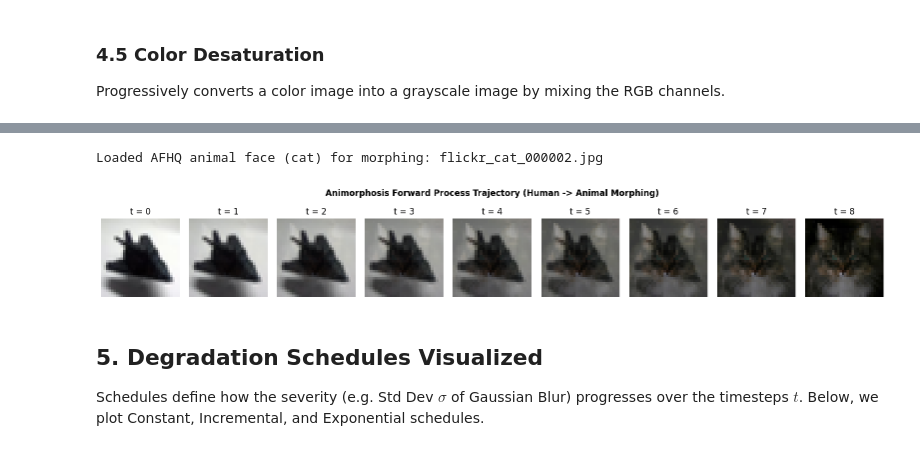
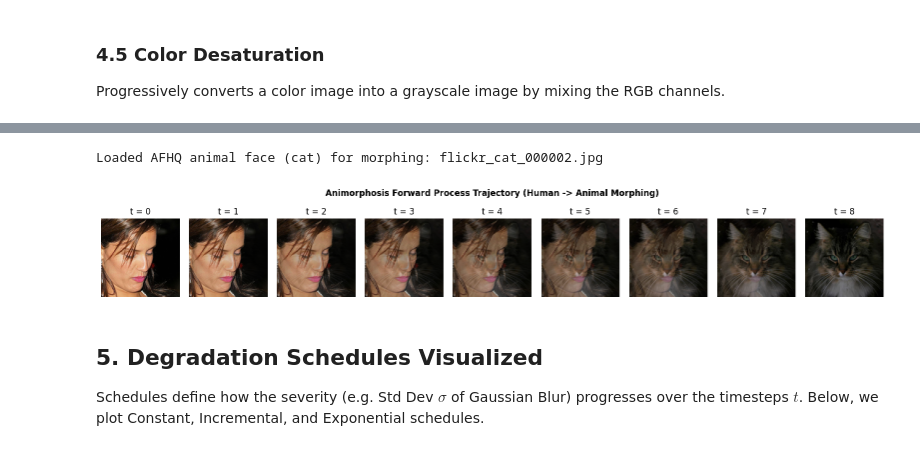
Before and after one commit to ntsrigaud/Cold-Diffusion-Models, a Jupyter notebook: notebooks/01_understanding_cold_diffusion.ipynb, the cells around one changed output, grey strips where cells are left out. Cells and saved outputs as stored; diff of their text form; code cells hidden in the pictures.

```diff
--- a/notebooks/01_understanding_cold_diffusion.ipynb
+++ b/notebooks/01_understanding_cold_diffusion.ipynb
@@ -224,11 +225,13 @@ def apply_resolution_downsampling(img, num_steps=3):
 
 res_seq = apply_resolution_downsampling(sample_img, num_steps=3)
 
+image_size = sample_img.shape[1]
+
 fig, axes = plt.subplots(1, 4, figsize=(10, 2.5))
 for t, ax in enumerate(axes):
     ax.imshow(to_display(res_seq[t]))
-    res = 32 // (2**t)
-    ax.set_title(f"t = {t} ({res}x{res} -> 32x32)")
+    res = image_size // (2**t)
+    ax.set_title(f"t = {t} ({res}x{res} -> {image_size}x{image_size})")
     ax.axis('off')
 plt.suptitle("Progressive Resolution Downsampling Trajectory", fontsize=12, fontweight='bold', y=1.05)
 plt.tight_layout()
@@ -244,7 +247,7 @@ Applies progressive snow accumulation. We try importing the repository's `Snow`
 try:
     from diffusion.forward_process_impl import Snow
     # Instantiate repository snow process
-    snow_proc = Snow(image_size=(32,32), snow_level=3, num_timesteps=8, batch_size=1)
+    snow_proc = Snow(image_size=(sample_img.shape[1], sample_img.shape[2]), snow_level=3, num_timesteps=8, batch_size=1)
     snow_seq = [sample_img.cpu()]
     curr = sample_img.unsqueeze(0).to(DEVICE)
     for i in range(8):
@@ -257,10 +260,11 @@ except Exception as e:
     def apply_snow_simulation(img, num_steps=8):
         x = img.clone().cpu()
         sequence = [x]
+        h, w = x.shape[1], x.shape[2]
         for step in range(1, num_steps + 1):
             snowy = x.clone()
             # Random white spots
-            mask = torch.rand(1, 32, 32) > (0.96 - 0.04 * step)
+            mask = torch.rand(1, h, w) > (0.96 - 0.04 * step)
             snowy[mask.repeat(3, 1, 1)] = 1.0
             # Wash out brightness slightly
             snowy = snowy * (1.0 - 0.04 * step) + 0.04 * step
@@ -333,8 +338,9 @@ if afhq_path.exists():
         cat_dir = afhq_path / category
         if cat_dir.exists() and any(cat_dir.glob('*.*')):
             img_file = next(cat_dir.glob('*.*'))
-            # Load, convert to RGB, and resize to 32x32 to match the sample face dimension
-            raw_img = Image.open(img_file).convert('RGB').resize((32, 32))
+            # Load, convert to RGB, and resize to match the sample face dimension
+            h, w = sample_img.shape[1], sample_img.shape[2]
+            raw_img = Image.open(img_file).convert('RGB').resize((w, h))
             target_img = to_tensor(raw_img).to(DEVICE)
             print(f"Loaded AFHQ animal face ({category}) for morphing: {img_file.name}")
             break
@@ -342,46 +348,48 @@ if afhq_path.exists():
 if target_img is None:
     print("AFHQ animal face not found. Generating a synthetic cartoon animal face template...")
     # Create a simple brown cartoon animal face representation
-    grid_target = torch.ones((3, 32, 32)) * 0.9
-    for y in range(32):
-        for x in range(32):
+    h, w = sample_img.shape[1], sample_img.shape[2]
+    grid_target = torch.ones((3, h, w)) * 0.9
+    for y in range(h):
+        for x in range(w):
+            xf, yf = x * 32.0 / w, y * 32.0 / h
             # ears
-            if ((x-8)**2 + (y-8)**2 < 16) or ((x-24)**2 + (y-8)**2 < 16):
+            if ((xf-8)**2 + (yf-8)**2 < 16) or ((xf-24)**2 + (yf-8)**2 < 16):
                 grid_target[:, y, x] = torch.tensor([0.5, 0.3, 0.15])  # dark brown
             # face head
-            if (x-16)**2 + (y-18)**2 < 120:
+            if (xf-16)**2 + (yf-18)**2 < 120:
                 grid_target[:, y, x] = torch.tensor([0.65, 0.45, 0.25])  # brown
             # snout area
-            if (x-16)**2 + (y-22)**2 < 20:
+            if (xf-16)**2 + (yf-22)**2 < 20:
                 grid_target[:, y, x] = torch.tensor([0.85, 0.75, 0.6])  # light snout
             # nose
-            if (x-16)**2 + (y-20)**2 < 2:
+            if (xf-16)**2 + (yf-20)**2 < 2:
                 grid_target[:, y, x] = torch.tensor([0.1, 0.1, 0.1])  # black nose
             # eyes
-            if ((x-12)**2 + (y-14)**2 < 2) or ((x-20)**2 + (y-14)**2 < 2):
+            if ((xf-12)**2 + (yf-14)**2 < 2) or ((xf-20)**2 + (yf-14)**2 < 2):
                 grid_target[:, y, x] = torch.tensor([0.1, 0.1, 0.1])  # black eyes
     target_img = to_tensor(transforms.ToPILImage()(grid_target)).to(DEVICE)
 
 def apply_animorphosis(x0, y0, num_steps=8):
     sequence = []
     for step in range(num_steps + 1):
         alpha = step / num_steps
         sequence.append(((1.0 - alpha) * x0 + alpha * y0).cpu())
     return sequence
 
 morph_seq = apply_animorphosis(sample_img, target_img, num_steps=8)
 
 fig, axes = plt.subplots(1, 9, figsize=(16, 2.2))
 for t, ax in enumerate(axes):
     ax.imshow(to_display(morph_seq[t]))
     ax.set_title(f"t = {t}")
     ax.axis('off')
 plt.suptitle("Animorphosis Forward Process Trajectory (Human -> Animal Morphing)", fontsize=12, fontweight='bold', y=1.05)
 plt.tight_layout()
 plt.savefig(str(RESULTS_DIR / 'animorphosis_trajectory.png'), dpi=120, bbox_inches='tight')
 plt.show()
 # %% [output]
 Loaded AFHQ animal face (cat) for morphing: flickr_cat_000002.jpg
-[figure, old version]
+[figure, new version]
 # %% [markdown]
 ## 5. Degradation Schedules Visualized
```
Also changed, not shown: parts of 9 cells of this notebook.
